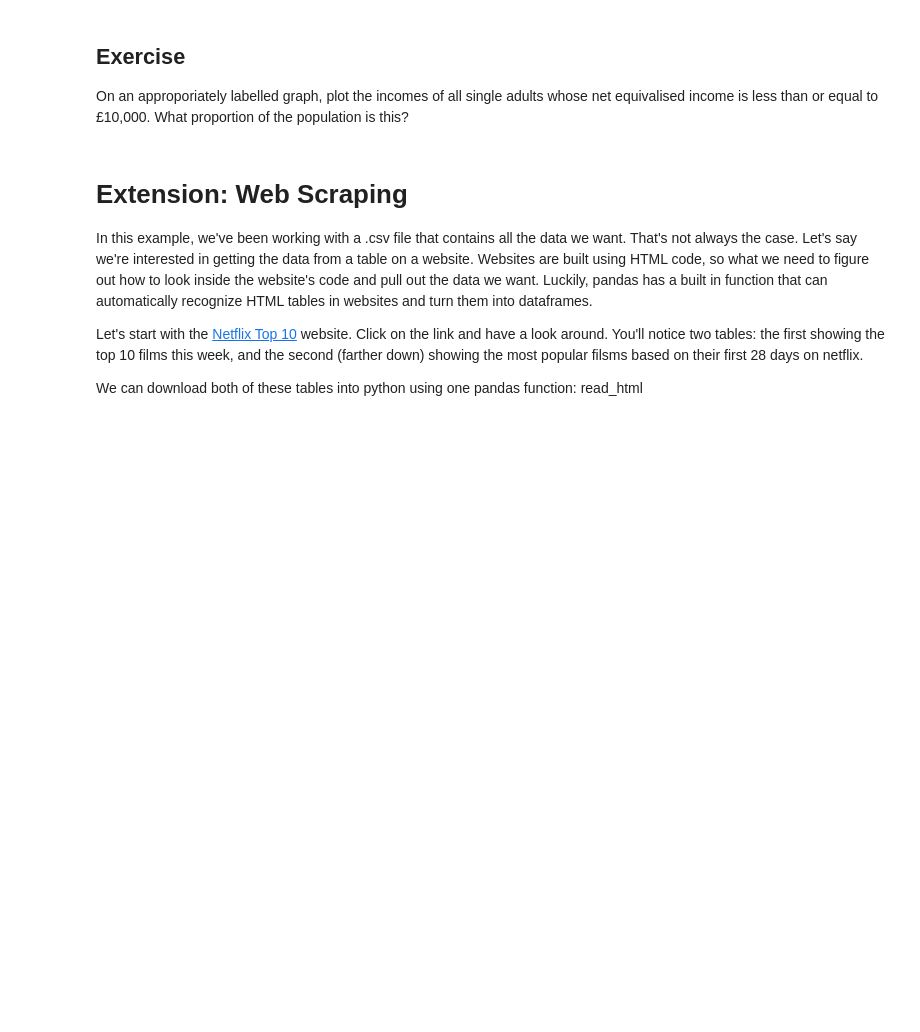
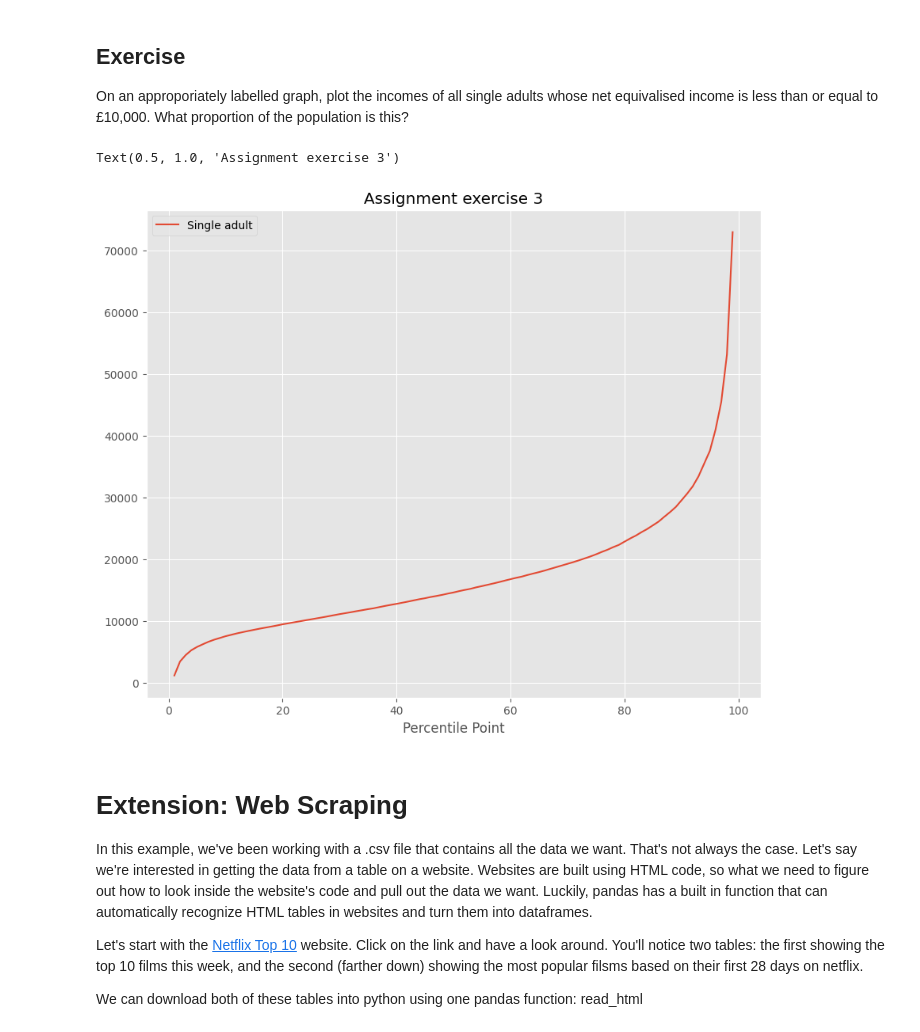
Before and after one commit to iliza5522/QM22, a Jupyter notebook: notebooks/W02. Pandas.ipynb, the cells around one changed output. Saved outputs shown, nothing was run; the diff lists cells and outputs as text; code cells hidden in the pictures; blank space fills up the shorter version.

```diff
--- a/notebooks/W02. Pandas.ipynb
+++ b/notebooks/W02. Pandas.ipynb
@@ -348,6 +367,20 @@ We won't dwell on comparative operative, here we've used ">" to mean "is greater
 # %% [markdown]
 ## Exercise
 On an approporiately labelled graph, plot the incomes of all single adults whose net equivalised income is less than or equal to £10,000. What proportion of the population is this?
+# %%
+
+clean = income[['Single adult']]
+clean.head()
+
+clean=clean.replace(',', '', regex=True)
+clean = clean.replace('-', 'NaN', regex=True).astype('float')
+clean.head()
+clean['Single adult']>=10000
+clean.plot()
+plt.title('Assignment exercise 3')
+# %% [output]
+Text(0.5, 1.0, 'Assignment exercise 3')
+[figure, added]
 # %% [markdown]
 # Extension: Web Scraping
 
```
Also changed, not shown: parts of 11 cells of this notebook.
